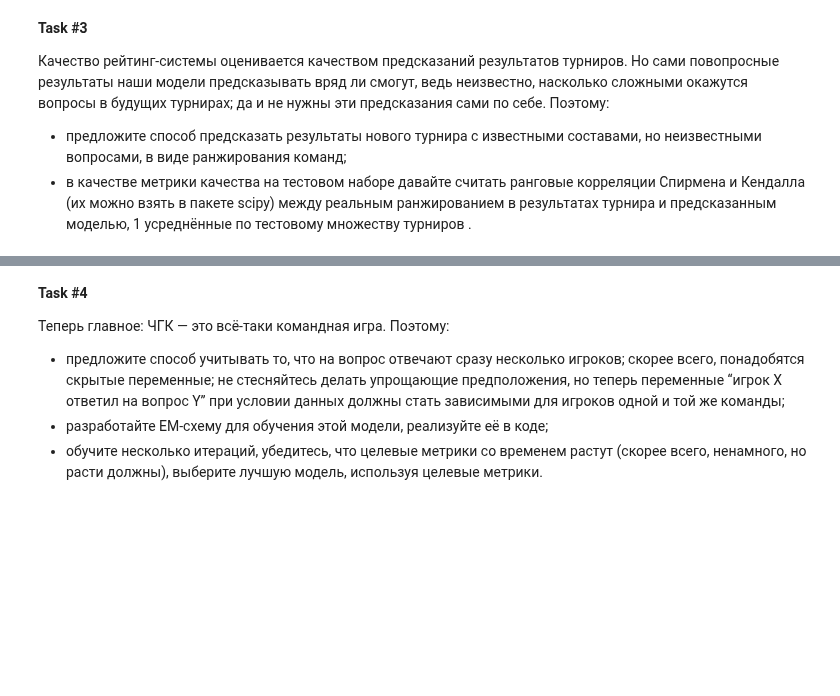
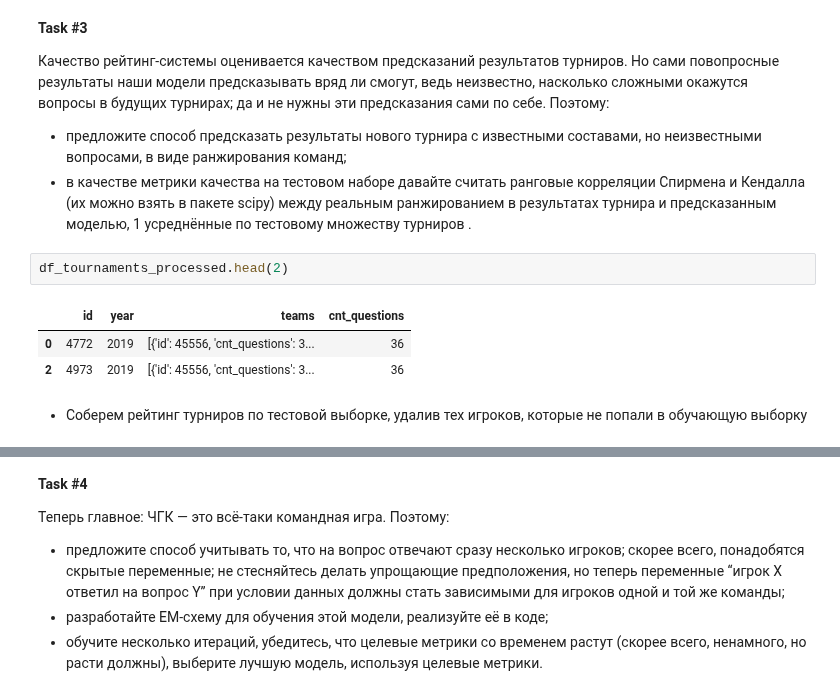
Before and after one commit to garistvlad/advanced_ml, a Jupyter notebook: ha2/hw2-chgk-vgarist.ipynb, the cells around one changed output, grey strips where cells are left out. Drawn from its saved outputs; the diff is of its cells as text; blank space fills up the shorter version.

```diff
--- a/ha2/hw2-chgk-vgarist.ipynb
+++ b/ha2/hw2-chgk-vgarist.ipynb
@@ -277,3 +274,11 @@ __Task #3__
 - предложите способ предсказать результаты нового турнира с известными составами, но неизвестными вопросами, в виде ранжирования команд;
 - в качестве метрики качества на тестовом наборе давайте считать ранговые корреляции Спирмена и Кендалла (их можно взять в пакете scipy) между реальным ранжированием в результатах турнира и предсказанным моделью,
 1 усреднённые по тестовому множеству турниров .
+# %%
+df_tournaments_processed.head(2)
+# %% [output]
+|  | id | year | teams | cnt_questions |
+| 0 | 4772 | 2019 | [{'id': 45556, 'cnt_questions': 3... | 36 |
+| 2 | 4973 | 2019 | [{'id': 45556, 'cnt_questions': 3... | 36 |
+# %% [markdown]
+- Соберем рейтинг турниров по тестовой выборке, удалив тех игроков, которые не попали в обучающую выборку
```
Also changed, not shown: parts of 10 cells of this notebook.
